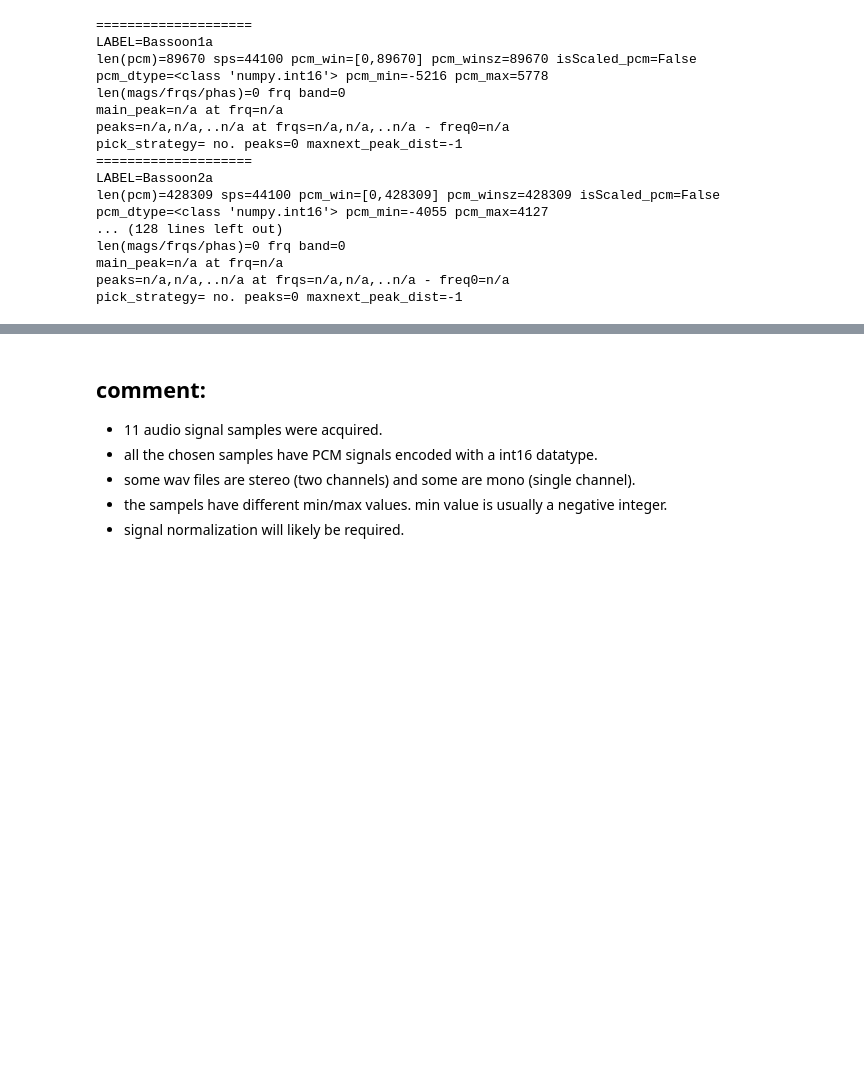
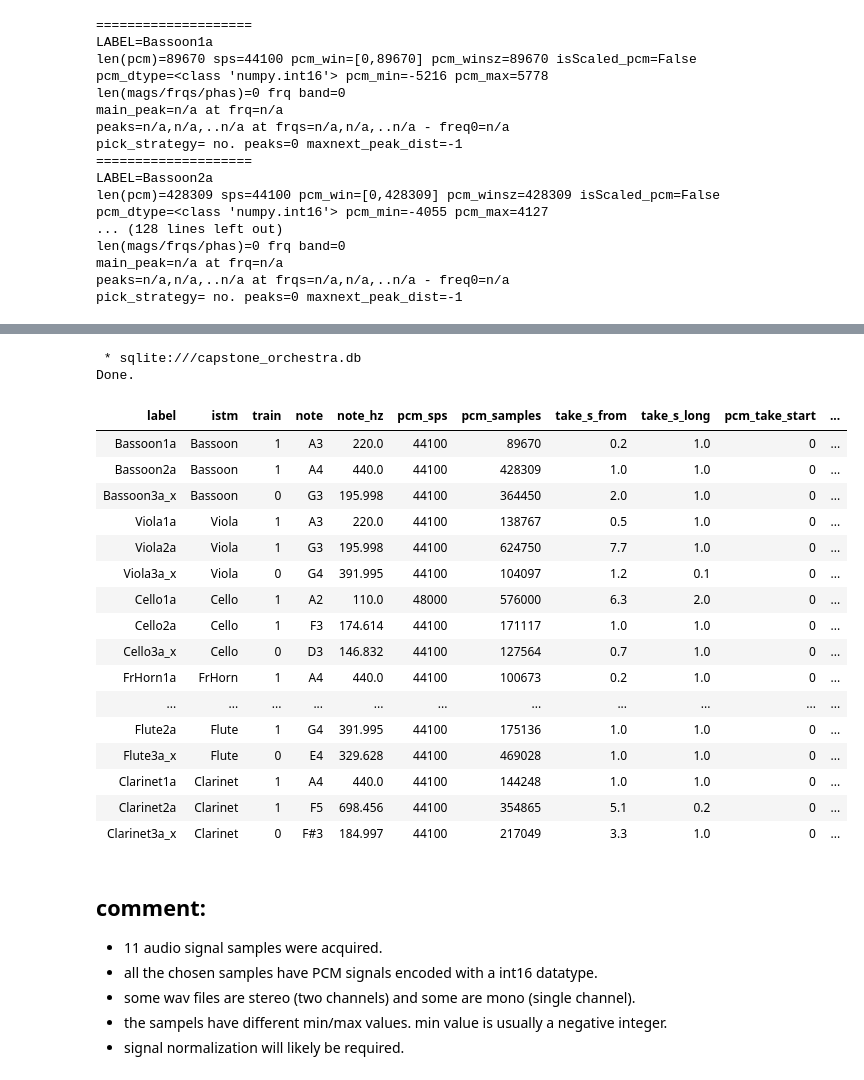
Before and after one commit to a-moscatelli/coursera, a Jupyter notebook: adv-ds-capstone/soundclass/capstone_orchestra_detection.data_exp.jupyter-numpy.1.0.ipynb, the cells around one changed output, grey strips where cells are left out. Saved outputs shown, nothing was run; the diff lists cells and outputs as text; code cells hidden in the pictures; blank space fills up the shorter version.

Commit message:
sqlite

```diff
--- a/adv-ds-capstone/soundclass/capstone_orchestra_detection.data_exp.jupyter-numpy.1.0.ipynb
+++ b/adv-ds-capstone/soundclass/capstone_orchestra_detection.data_exp.jupyter-numpy.1.0.ipynb
@@ -226,3 +280,31 @@ pick_strategy= no. peaks=0 maxnext_peak_dist=-1
+# %%
+%%sql
+select label,
+istm, train, note, note_hz,
+pcm_sps, pcm_samples,
+take_s_from,take_s_long,
+pcm_take_start, pcm_take_size
+FROM audiolibrary
+# %% [output]
+ * sqlite:///capstone_orchestra.db
+Done.
+| label | istm | train | note | note_hz | pcm_sps | pcm_samples | take_s_from | take_s_long | pcm_take_start | ... |
+| Bassoon1a | Bassoon | 1 | A3 | 220.0 | 44100 | 89670 | 0.2 | 1.0 | 0 | ... |
+| Bassoon2a | Bassoon | 1 | A4 | 440.0 | 44100 | 428309 | 1.0 | 1.0 | 0 | ... |
+| Bassoon3a_x | Bassoon | 0 | G3 | 195.998 | 44100 | 364450 | 2.0 | 1.0 | 0 | ... |
+| Viola1a | Viola | 1 | A3 | 220.0 | 44100 | 138767 | 0.5 | 1.0 | 0 | ... |
+| Viola2a | Viola | 1 | G3 | 195.998 | 44100 | 624750 | 7.7 | 1.0 | 0 | ... |
+| Viola3a_x | Viola | 0 | G4 | 391.995 | 44100 | 104097 | 1.2 | 0.1 | 0 | ... |
+| Cello1a | Cello | 1 | A2 | 110.0 | 48000 | 576000 | 6.3 | 2.0 | 0 | ... |
+| Cello2a | Cello | 1 | F3 | 174.614 | 44100 | 171117 | 1.0 | 1.0 | 0 | ... |
+| Cello3a_x | Cello | 0 | D3 | 146.832 | 44100 | 127564 | 0.7 | 1.0 | 0 | ... |
+| FrHorn1a | FrHorn | 1 | A4 | 440.0 | 44100 | 100673 | 0.2 | 1.0 | 0 | ... |
+| ... | ... | ... | ... | ... | ... | ... | ... | ... | ... | ... |
+| Flute2a | Flute | 1 | G4 | 391.995 | 44100 | 175136 | 1.0 | 1.0 | 0 | ... |
+| Flute3a_x | Flute | 0 | E4 | 329.628 | 44100 | 469028 | 1.0 | 1.0 | 0 | ... |
+| Clarinet1a | Clarinet | 1 | A4 | 440.0 | 44100 | 144248 | 1.0 | 1.0 | 0 | ... |
+| Clarinet2a | Clarinet | 1 | F5 | 698.456 | 44100 | 354865 | 5.1 | 0.2 | 0 | ... |
+| Clarinet3a_x | Clarinet | 0 | F#3 | 184.997 | 44100 | 217049 | 3.3 | 1.0 | 0 | ... |
 # %% [markdown]
 ## comment:
 * 11 audio signal samples were acquired.
```
Also changed, not shown: parts of 10 cells of this notebook, 1 other file.
